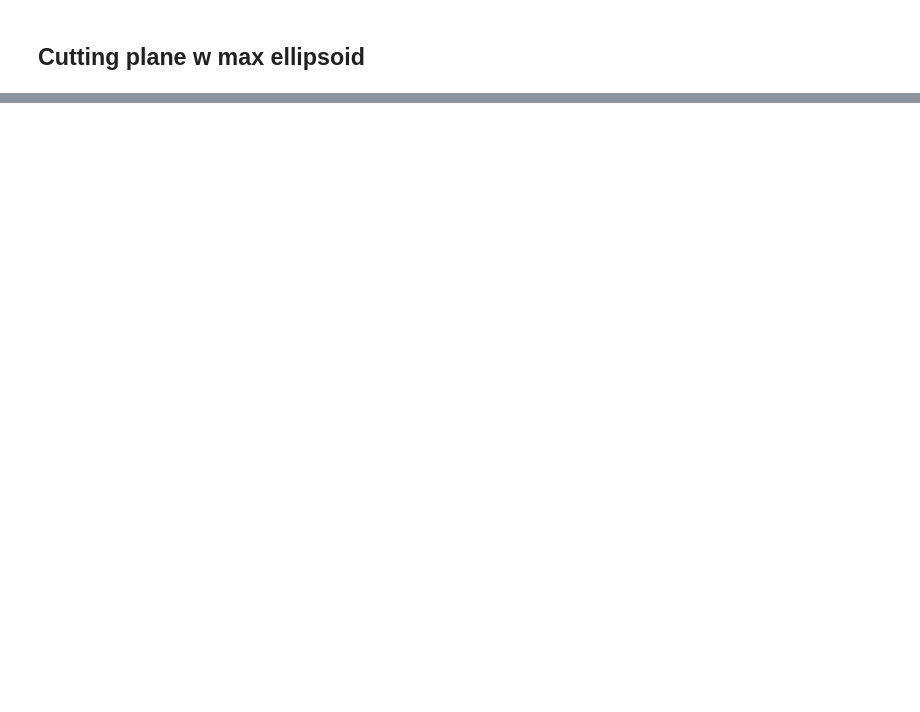
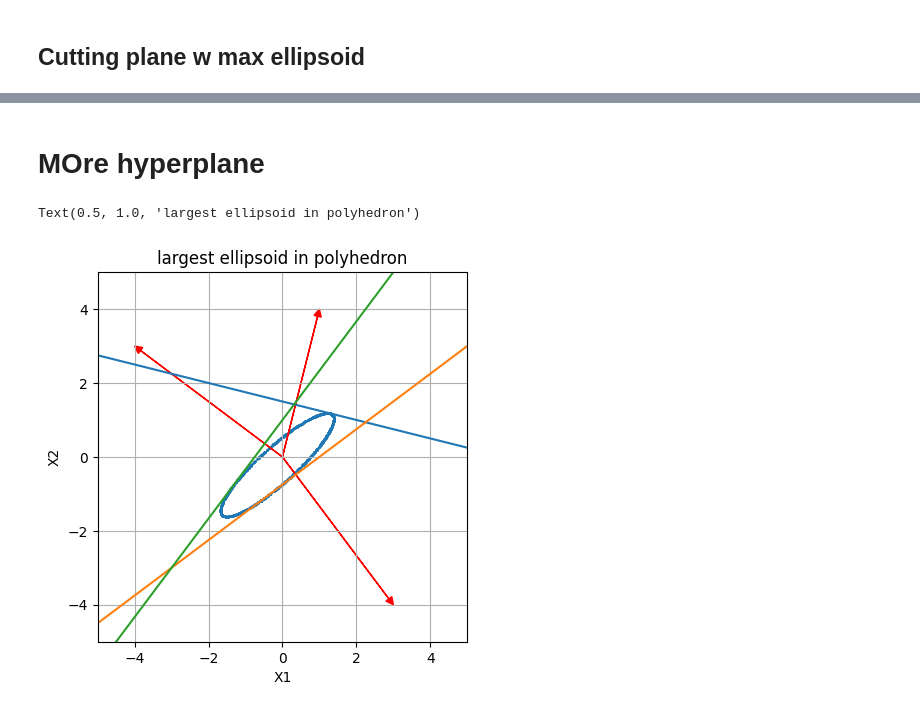
Before and after one commit to FergusCurrie/optimisation, a Jupyter notebook: notebooks/cutting-plane-method.ipynb, the cells around one changed output, grey strips where cells are left out. Saved outputs shown, nothing was run; the diff lists cells and outputs as text; code cells hidden in the pictures; blank space fills up the shorter version.

```diff
--- a/notebooks/cutting-plane-method.ipynb
+++ b/notebooks/cutting-plane-method.ipynb
@@ -180,0 +242,62 @@ b
+# %% [markdown]
+# MOre hyperplane
+# %%
+# https://inst.eecs.berkeley.edu/~ee127/sp21/livebook/l_vecs_hyp.html
+
+def plot_hyperplane_x_proj(ax, a, x_proj):
+    """
+    doesn't offset the hyperplane from the origin
+    """
+    ax.arrow(
+        *x_proj,
+        *a,
+        head_width=0.2,
+        head_length=0.2,
+        length_includes_head=True,
+        color="red"
+    )
+    x0 = np.linspace(-5, 5, 10)
+    x1 = (-a[0] * (x0 - x_proj[0])) / a[1] + x_proj[1]
+
+    ax.plot(x0, x1)
+    ax.set_xlim([-5, 5])
+    ax.set_ylim([-5, 5])
+    ax.set_xlabel("x0")
+    ax.set_ylabel("x1")
+    ax.set_aspect("equal")
+    ax.grid()
+
+def unit_vector(v):
+    return v / np.linalg.norm(v, ord=2)
+
+def plot_hyperplane_ab(ax, a, b):
+    """
+    doesn't offset the hyperplane from the origin
+    """
+    a_unit = unit_vector(a)
+    x_proj = a_unit * b
+    plot_hyperplane_x_proj(ax, a, x_proj)
+
+
+# Init test problem
+A = [[1,4],
+     [3,-4],
+     [-4,3]]
+b = [6,3, 3]
+
+# RUn max volume ellpsoid program
+value, B, d = maximum_volume_ellipsoid(A, b)
+
+# plot hyperplanes defining polyhedron, then ellipsoid
+u = np.random.randn(2, 1000)
+u = u / np.linalg.norm(u, 2, axis=0)
+u_ = (B @ u) + np.array([d for _ in range(1000)]).T
+fig, ax = plt.subplots()
+ax.scatter(*u_ , s=1)
+for a_, b_ in zip(A,b):
+    plot_hyperplane(ax, a_, b_)
+    #plot_hyperplane(ax, unit_vector(a_), b_)
+ax.set_title('largest ellipsoid in polyhedron')
+# %% [output]
+Text(0.5, 1.0, 'largest ellipsoid in polyhedron')
+[figure, added]
```
Also changed, not shown: parts of 10 cells of this notebook.
